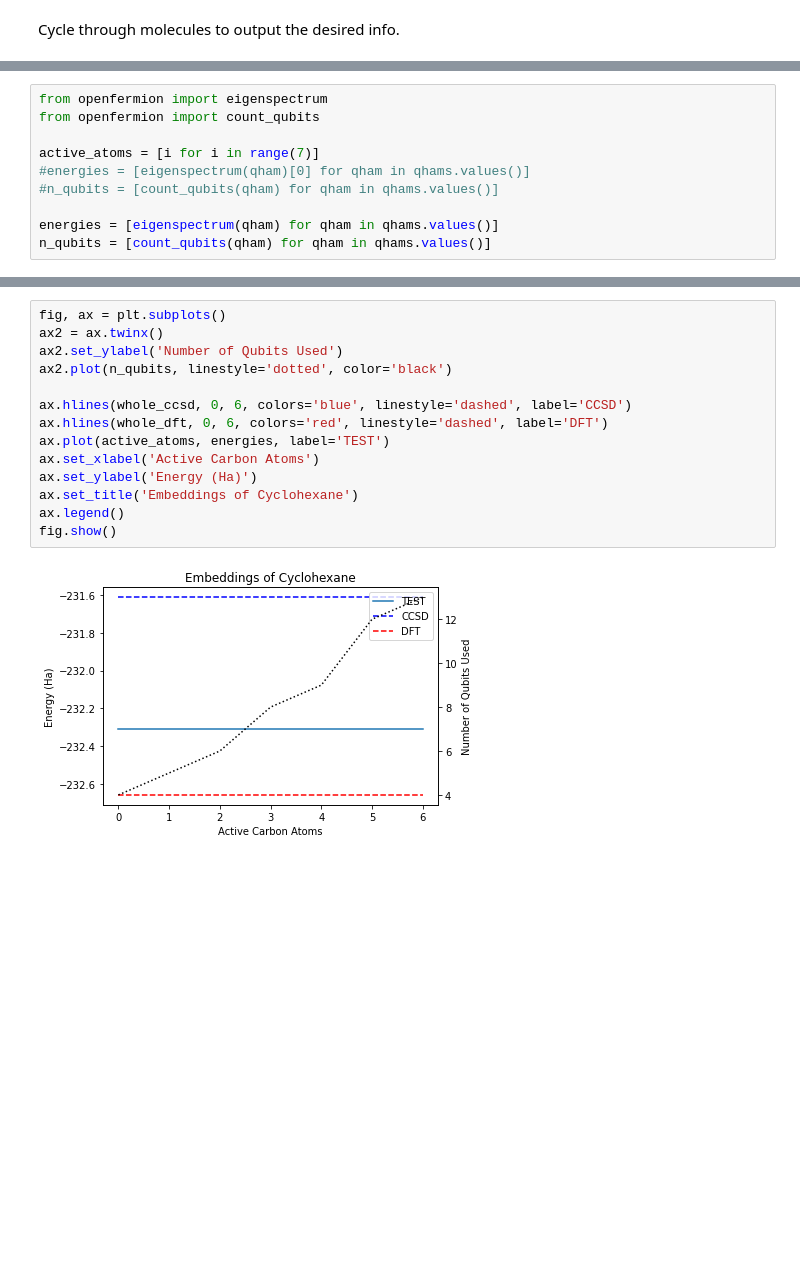
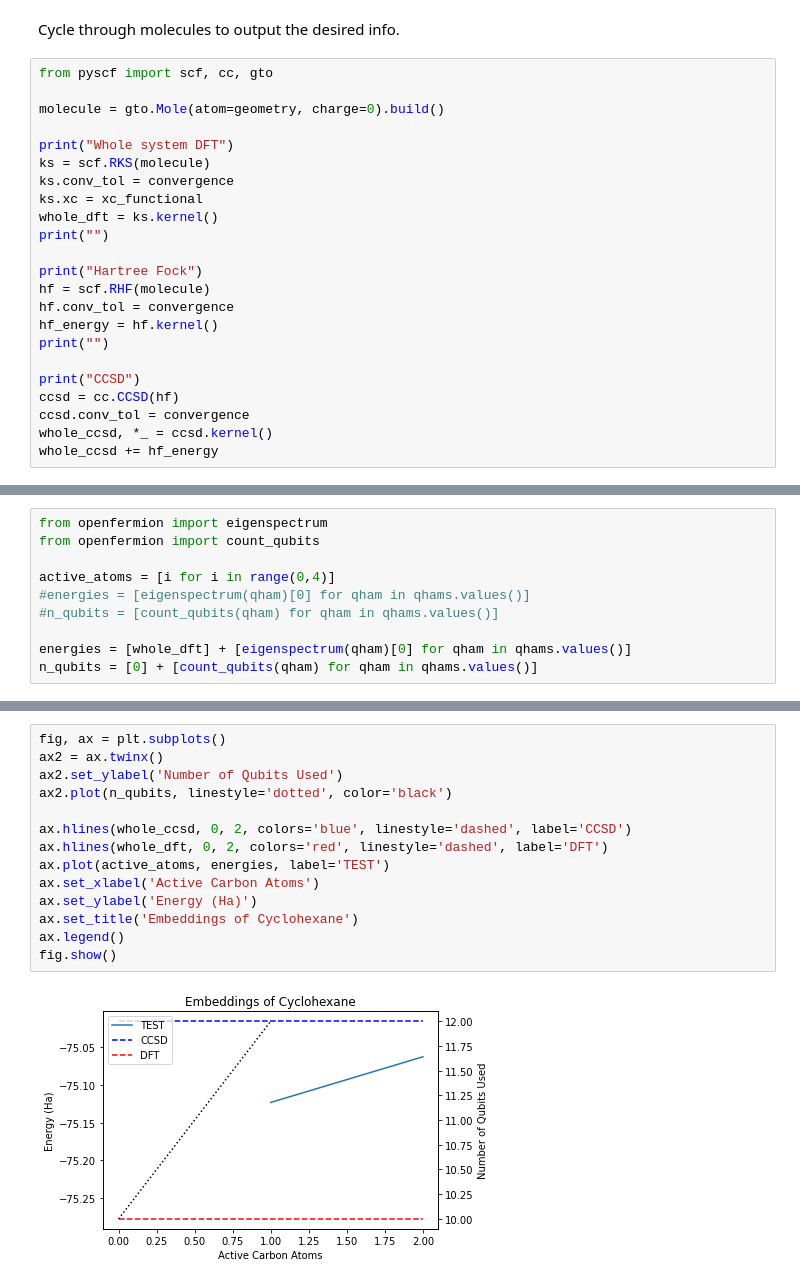
Before and after one commit to UCL-CCS/Nbed, a Jupyter notebook: notebooks/4. results.ipynb, the cells around one changed output, grey strips where cells are left out. Cells and saved outputs as stored; diff of their text form; blank space fills up the shorter version.

```diff
--- a/notebooks/4. results.ipynb
+++ b/notebooks/4. results.ipynb
@@ -152,2 +169,25 @@ Running with 1 atoms:
 # %% [markdown]
 Cycle through molecules to output the desired info.
+# %%
+from pyscf import scf, cc, gto
+
+molecule = gto.Mole(atom=geometry, charge=0).build()
+
+print("Whole system DFT")
+ks = scf.RKS(molecule)
+ks.conv_tol = convergence
+ks.xc = xc_functional
+whole_dft = ks.kernel()
+print("")
+
+print("Hartree Fock")
+hf = scf.RHF(molecule)
+hf.conv_tol = convergence
+hf_energy = hf.kernel()
+print("")
+
+print("CCSD")
+ccsd = cc.CCSD(hf)
+ccsd.conv_tol = convergence
+whole_ccsd, *_ = ccsd.kernel()
+whole_ccsd += hf_energy
@@ -155,9 +204,9 @@ Cycle through molecules to output the desired info.
 from openfermion import eigenspectrum
 from openfermion import count_qubits
 
-active_atoms = [i for i in range(7)]
+active_atoms = [i for i in range(0,4)]
 #energies = [eigenspectrum(qham)[0] for qham in qhams.values()]
 #n_qubits = [count_qubits(qham) for qham in qhams.values()]
 
-energies = [eigenspectrum(qham) for qham in qhams.values()]
-n_qubits = [count_qubits(qham) for qham in qhams.values()]
+energies = [whole_dft] + [eigenspectrum(qham)[0] for qham in qhams.values()]
+n_qubits = [0] + [count_qubits(qham) for qham in qhams.values()]
@@ -164,16 +218,16 @@ n_qubits = [count_qubits(qham) for qham in qhams.values()]
 # %%
 fig, ax = plt.subplots()
 ax2 = ax.twinx()
 ax2.set_ylabel('Number of Qubits Used')
 ax2.plot(n_qubits, linestyle='dotted', color='black')
 
-ax.hlines(whole_ccsd, 0, 6, colors='blue', linestyle='dashed', label='CCSD')
-ax.hlines(whole_dft, 0, 6, colors='red', linestyle='dashed', label='DFT')
+ax.hlines(whole_ccsd, 0, 2, colors='blue', linestyle='dashed', label='CCSD')
+ax.hlines(whole_dft, 0, 2, colors='red', linestyle='dashed', label='DFT')
 ax.plot(active_atoms, energies, label='TEST')
 ax.set_xlabel('Active Carbon Atoms')
 ax.set_ylabel('Energy (Ha)')
 ax.set_title('Embeddings of Cyclohexane')
 ax.legend()
 fig.show()
 # %% [output]
-[figure, old version]
+[figure, new version]
```
Also changed, not shown: parts of 4 cells of this notebook, 1 other file.
